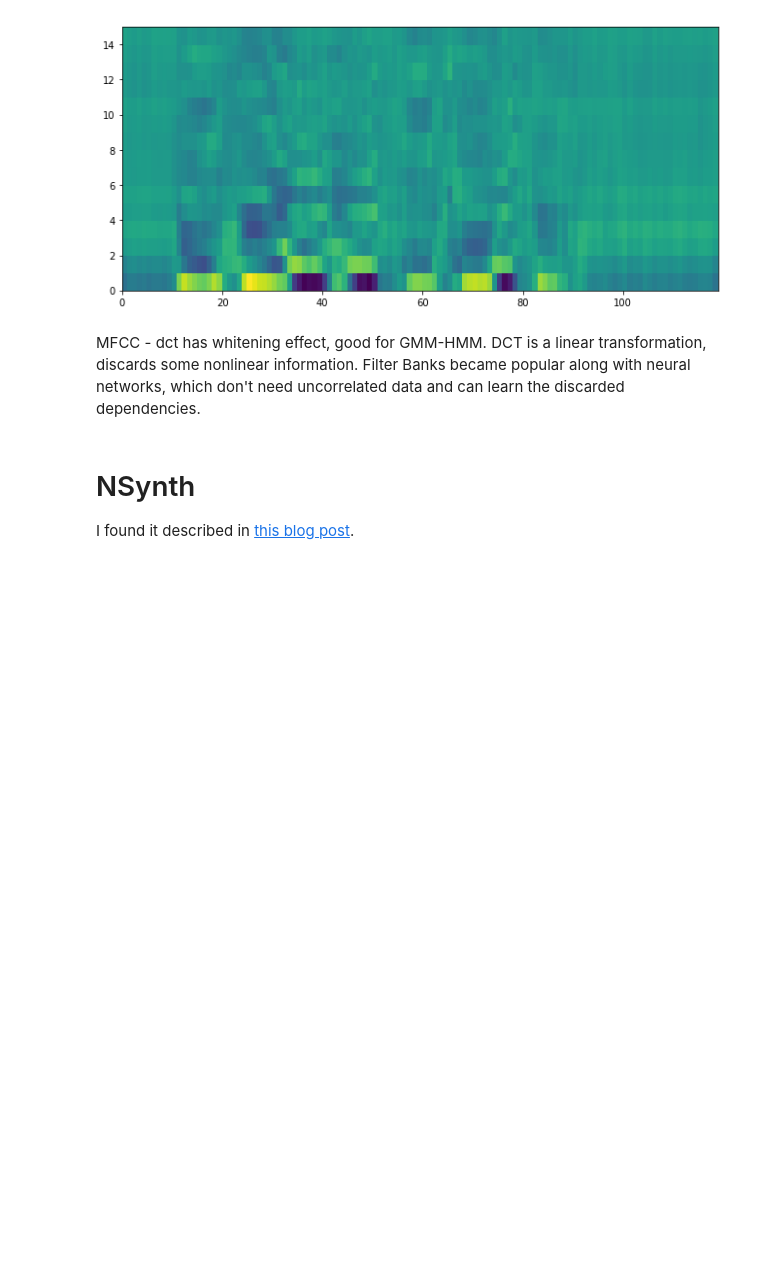
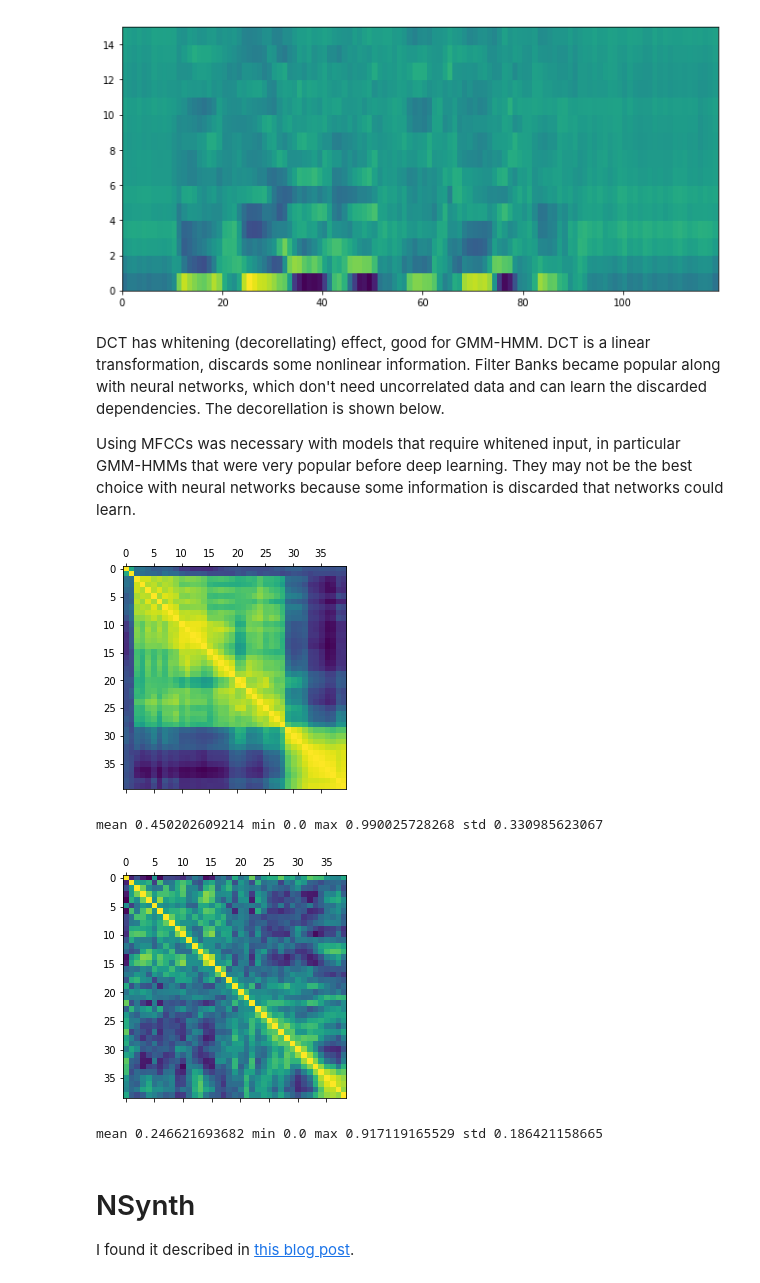
Before and after one commit to michalsosn/paprotka, a Jupyter notebook: notebooks/AudioFeatures.ipynb, the cells around one changed output. Saved outputs shown, nothing was run; the diff lists cells and outputs as text; code cells hidden in the pictures; blank space fills up the shorter version.

```diff
--- a/notebooks/AudioFeatures.ipynb
+++ b/notebooks/AudioFeatures.ipynb
@@ -201,7 +201,30 @@ plt.show()
 # %% [output]
 [figure]
 # %% [markdown]
-MFCC - dct has whitening effect, good for GMM-HMM. DCT is a linear transformation, discards some nonlinear information. Filter Banks became popular along with neural networks, which don't need uncorrelated data and can learn the discarded dependencies.
+DCT has whitening (decorellating) effect, good for GMM-HMM. DCT is a linear transformation, discards some nonlinear information. Filter Banks became popular along with neural networks, which don't need uncorrelated data and can learn the discarded dependencies. The decorellation is shown below.
+
+Using MFCCs was necessary with models that require whitened input, in particular GMM-HMMs that were very popular before deep learning. They may not be the best choice with neural networks because some information is discarded that networks could learn.
+# %%
+cov_fb = np.corrcoef(sample_filter_bank.T)
+plt.matshow(cov_fb)
+plt.show()
+
+cov_fb = np.abs(cov_fb)
+np.fill_diagonal(cov_fb, 0)
+print('mean', cov_fb.mean(), 'min', cov_fb.min(), 'max', cov_fb.max(), 'std', cov_fb.std())
+
+cov_mfcc = np.corrcoef(calculate_mfcc(sample_sound, coef_num=40).T)
+plt.matshow(cov_mfcc)
+plt.show()
+
+cov_mfcc = np.abs(cov_mfcc)
+np.fill_diagonal(cov_mfcc, 0)
+print('mean', cov_mfcc.mean(), 'min', cov_mfcc.min(), 'max', cov_mfcc.max(), 'std', cov_mfcc.std())
+# %% [output]
+[figure, added]
+mean 0.450202609214 min 0.0 max 0.990025728268 std 0.330985623067
+[figure, added]
+mean 0.246621693682 min 0.0 max 0.917119165529 std 0.186421158665
 # %% [markdown]
 # NSynth
 
```
Also changed, not shown: parts of 1 cell of this notebook, 1 other file.
